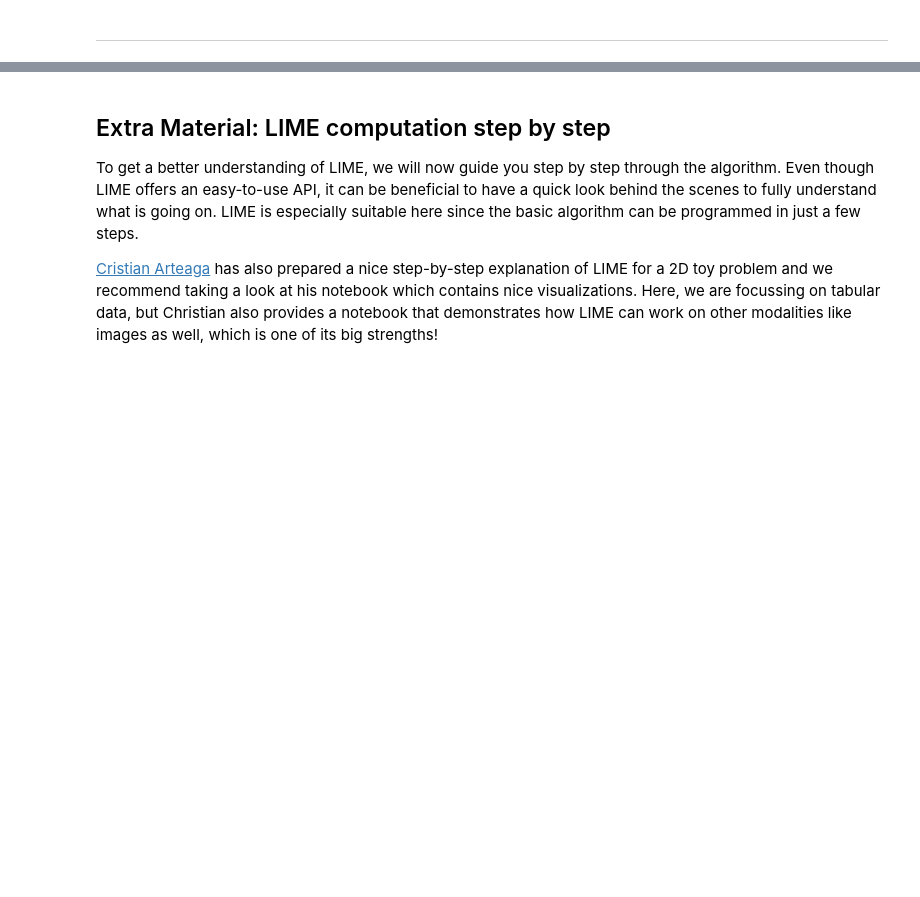
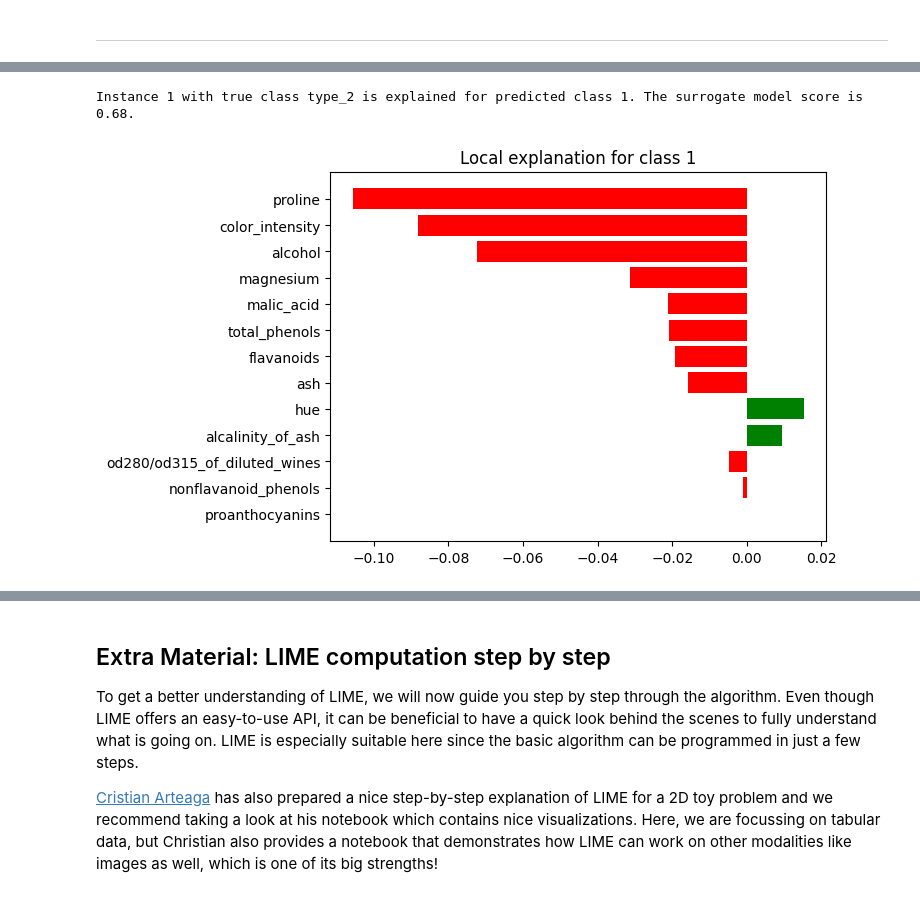
Before and after one commit to aseuteurideu/xai-tutorials, a Jupyter notebook: xai-for-random-forest/Gen-2-Tutorial_LIME.ipynb, the cells around one changed output, grey strips where cells are left out. Cells and saved outputs as stored; diff of their text form; code cells hidden in the pictures; blank space fills up the shorter version.

```diff
--- a/xai-for-random-forest/Gen-2-Tutorial_LIME.ipynb
+++ b/xai-for-random-forest/Gen-2-Tutorial_LIME.ipynb
@@ -225,0 +312,29 @@ LIME is purely local and can only explain one instance at a time.
+# %%
+# choose an instance that you want to explain
+inst_idx = 1
+instance = X_train_array[inst_idx]
+instance_label = y_train_array[inst_idx]
+
+# generate LIME explanation
+explanation = explainer.explain_instance(
+    data_row=instance,  # instance to explain
+    predict_fn=model_wine.predict_proba,  # probability predictions
+    top_labels=1,  # explain highest predicted class
+    model_regressor=Ridge(alpha=3, random_state=seed),  # local surrogate model
+    num_samples=5000,  # perturbed neighborhood samples
+)
+
+# get the actually explained class
+explained_label = explanation.top_labels[0]
+
+print(
+    f"Instance {inst_idx} with true class {instance_label} "
+    f"is explained for predicted class {explained_label}. "
+    f"The surrogate model score is {explanation.score:.2f}."
+)
+
+# plot explanation
+explanation.as_pyplot_figure(label=explained_label);
+# %% [output]
+Instance 1 with true class type_2 is explained for predicted class 1. The surrogate model score is 0.68.
+[figure, added]
```
Also changed, not shown: parts of 19 cells of this notebook, 2 other files.
